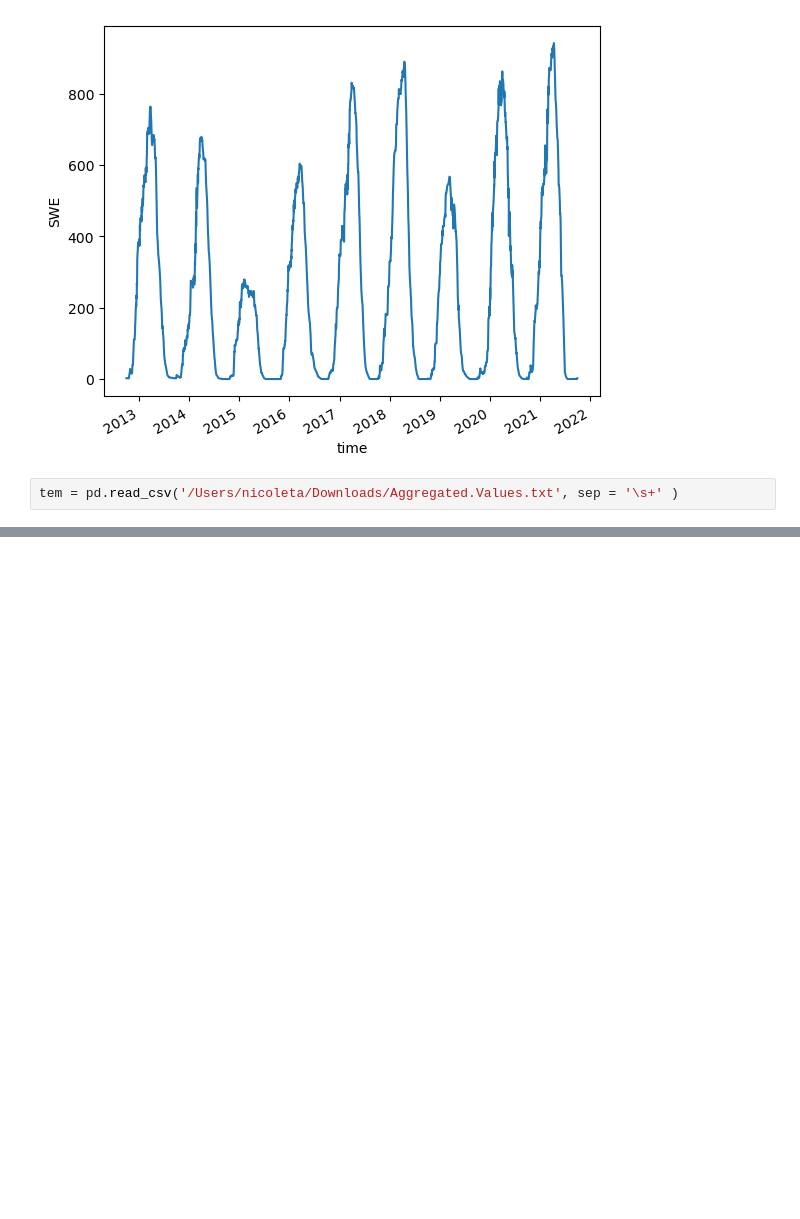
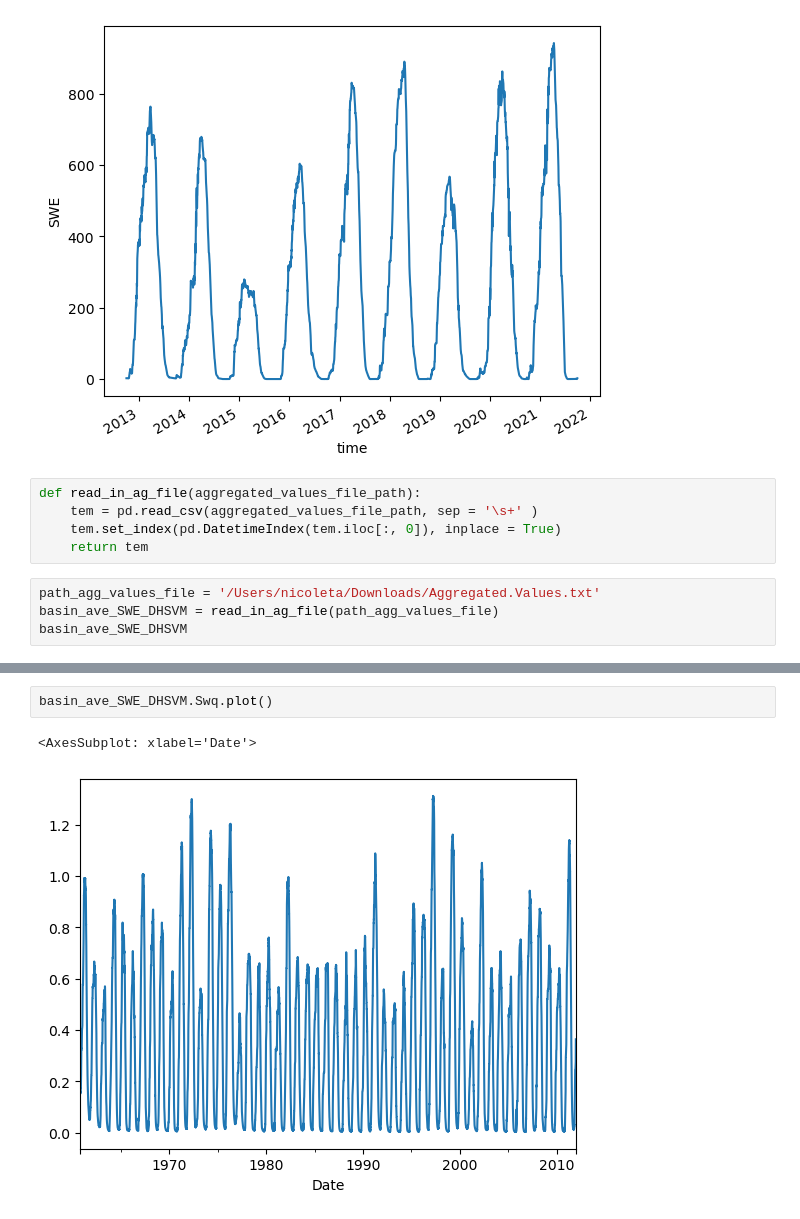
Before and after one commit to NCristea/Compare_SWE, a Jupyter notebook: notebooks/get_basin_SWE.ipynb, the cells around one changed output, grey strips where cells are left out. Drawn from its saved outputs; the diff is of its cells as text; blank space fills up the shorter version.

```diff
--- a/notebooks/get_basin_SWE.ipynb
+++ b/notebooks/get_basin_SWE.ipynb
@@ -163,5 +164,12 @@ basin_mean_daily.plot()
 # %% [output]
 [<matplotlib.lines.Line2D at 0x...>]
 [figure]
+# %%
+def read_in_ag_file(aggregated_values_file_path):
+    tem = pd.read_csv(aggregated_values_file_path, sep = '\s+' )
+    tem.set_index(pd.DatetimeIndex(tem.iloc[:, 0]), inplace = True)
+    return tem
 # %%
-tem = pd.read_csv('/Users/nicoleta/Downloads/Aggregated.Values.txt', sep = '\s+' )
+path_agg_values_file = '/Users/nicoleta/Downloads/Aggregated.Values.txt'
+basin_ave_SWE_DHSVM = read_in_ag_file(path_agg_values_file)
+basin_ave_SWE_DHSVM
@@ -183,0 +191,5 @@ tem
+# %%
+basin_ave_SWE_DHSVM.Swq.plot()
+# %% [output]
+<AxesSubplot: xlabel='Date'>
+[figure, added]
```
Also changed, not shown: parts of 5 cells of this notebook.
